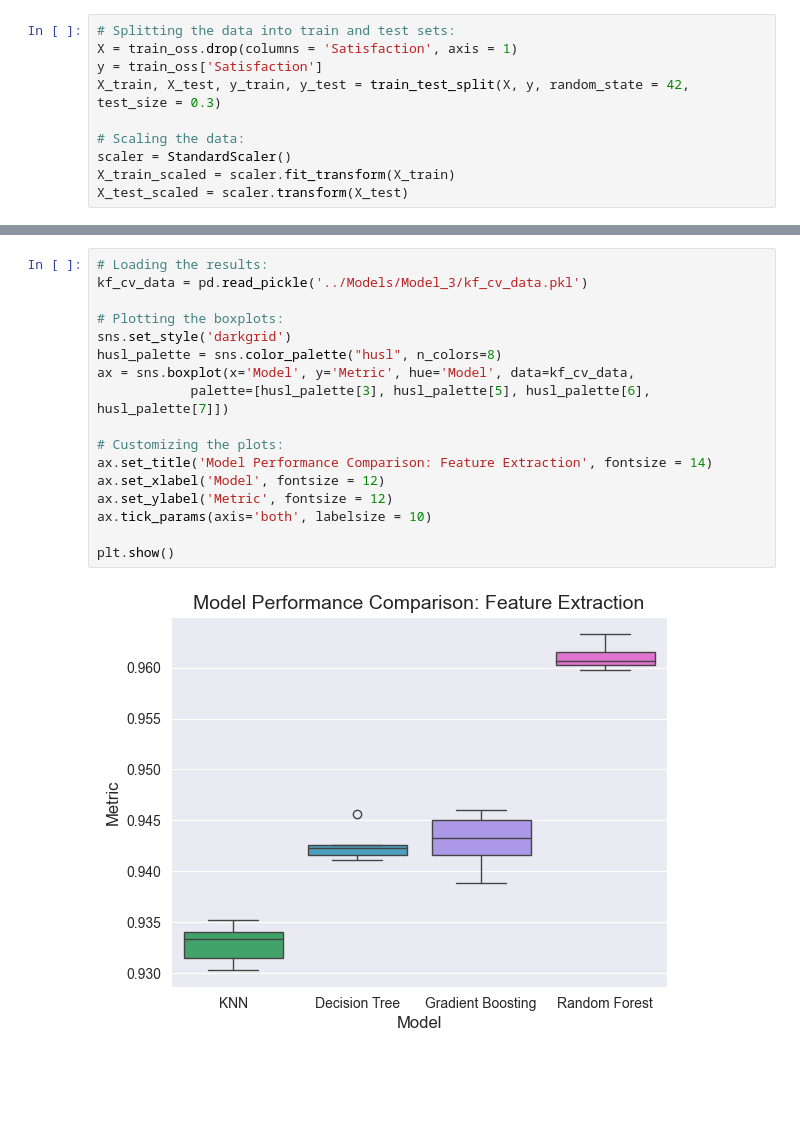
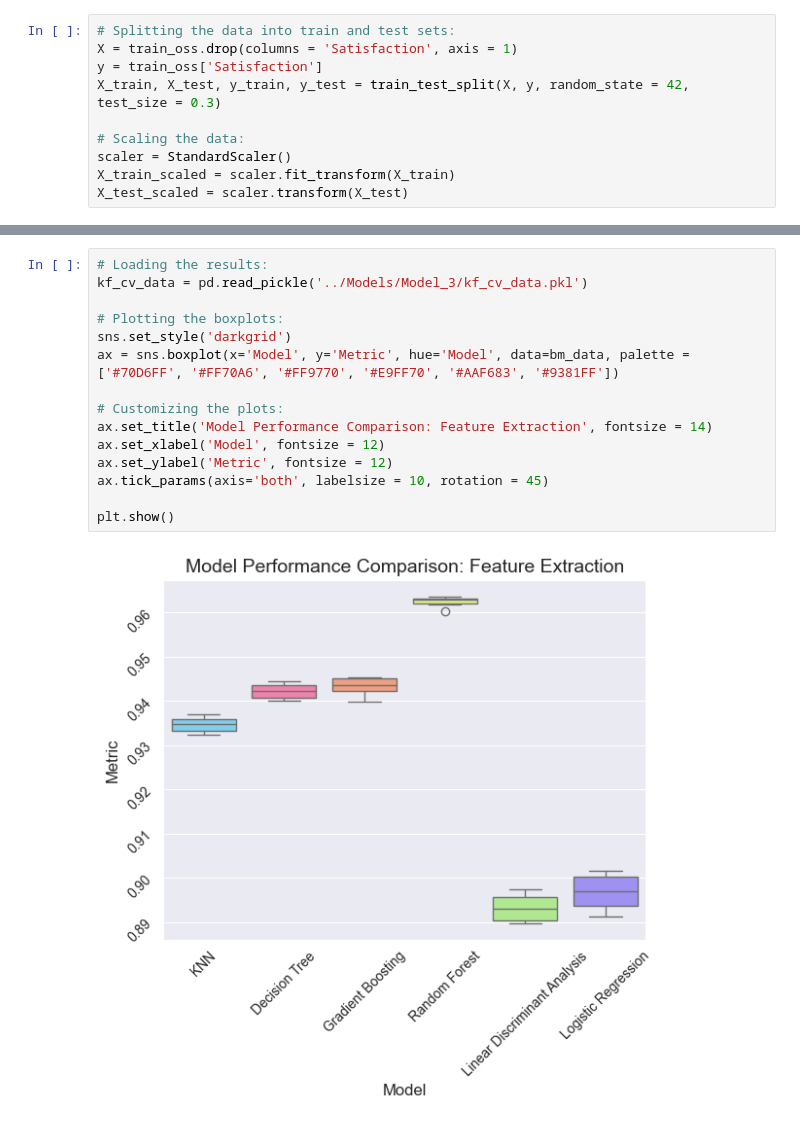
Before and after one commit to alexandra-pritoula/airline_passenger_satisfaction, a Jupyter notebook: Notebooks/model_training_and_evaluation.ipynb, the cells around one changed output, grey strips where cells are left out. Drawn from its saved outputs; the diff is of its cells as text; blank space fills up the shorter version.

```diff
--- a/Notebooks/model_training_and_evaluation.ipynb
+++ b/Notebooks/model_training_and_evaluation.ipynb
@@ -284,22 +288,20 @@ models = {'KNN': KNeighborsClassifier(),
 # %%
 # Loading the results:
 kf_cv_data = pd.read_pickle('../Models/Model_3/kf_cv_data.pkl')
 
 # Plotting the boxplots:
 sns.set_style('darkgrid')
-husl_palette = sns.color_palette("husl", n_colors=8)
-ax = sns.boxplot(x='Model', y='Metric', hue='Model', data=kf_cv_data,
-            palette=[husl_palette[3], husl_palette[5], husl_palette[6], husl_palette[7]])
+ax = sns.boxplot(x='Model', y='Metric', hue='Model', data=bm_data, palette = ['#70D6FF', '#FF70A6', '#FF9770', '#E9FF70', '#AAF683', '#9381FF'])
 
 # Customizing the plots:
 ax.set_title('Model Performance Comparison: Feature Extraction', fontsize = 14)
 ax.set_xlabel('Model', fontsize = 12)
 ax.set_ylabel('Metric', fontsize = 12)
-ax.tick_params(axis='both', labelsize = 10)
+ax.tick_params(axis='both', labelsize = 10, rotation = 45)
 
 plt.show()
 # %% [output]
-[figure, old version]
+[figure, new version]
 # %%
 # Renaming models to be saved
 models = {'knn': KNeighborsClassifier(),
```
Also changed, not shown: parts of 9 cells of this notebook.
